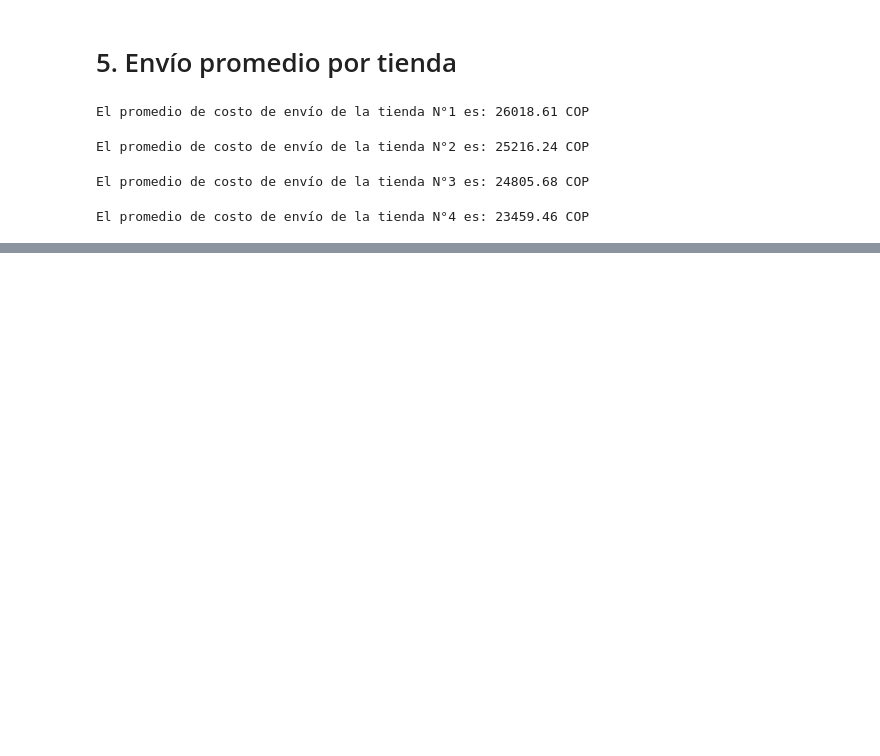
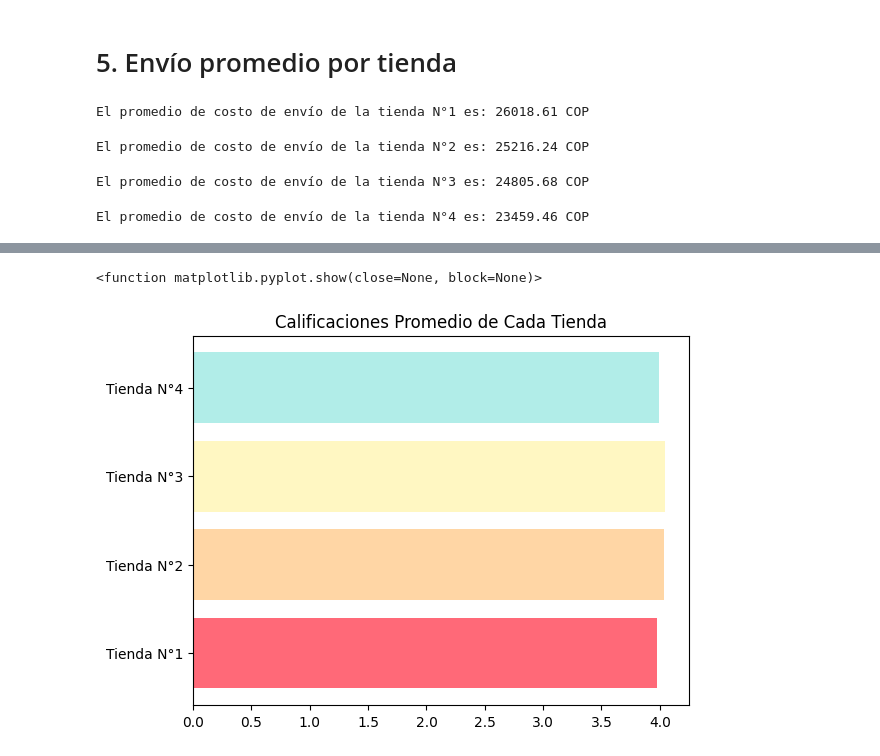
Before and after one commit to yeraldine-arw/challenge-alura-store, a Jupyter notebook: AluraStoreLatam.ipynb, the cells around one changed output, grey strips where cells are left out. Saved outputs shown, nothing was run; the diff lists cells and outputs as text; code cells hidden in the pictures; blank space fills up the shorter version.

```diff
--- a/AluraStoreLatam.ipynb
+++ b/AluraStoreLatam.ipynb
@@ -230,0 +252,7 @@ El promedio de costo de envío de la tienda N°4 es: 23459.46 COP
+# %%
+plt.barh(etiquetas, lista_calificaciones, color = lista_colores)
+plt.title('Calificaciones Promedio de Cada Tienda')
+plt.show
+# %% [output]
+<function matplotlib.pyplot.show(close=None, block=None)>
+[figure, added]
```
Also changed, not shown: parts of 17 cells of this notebook.
